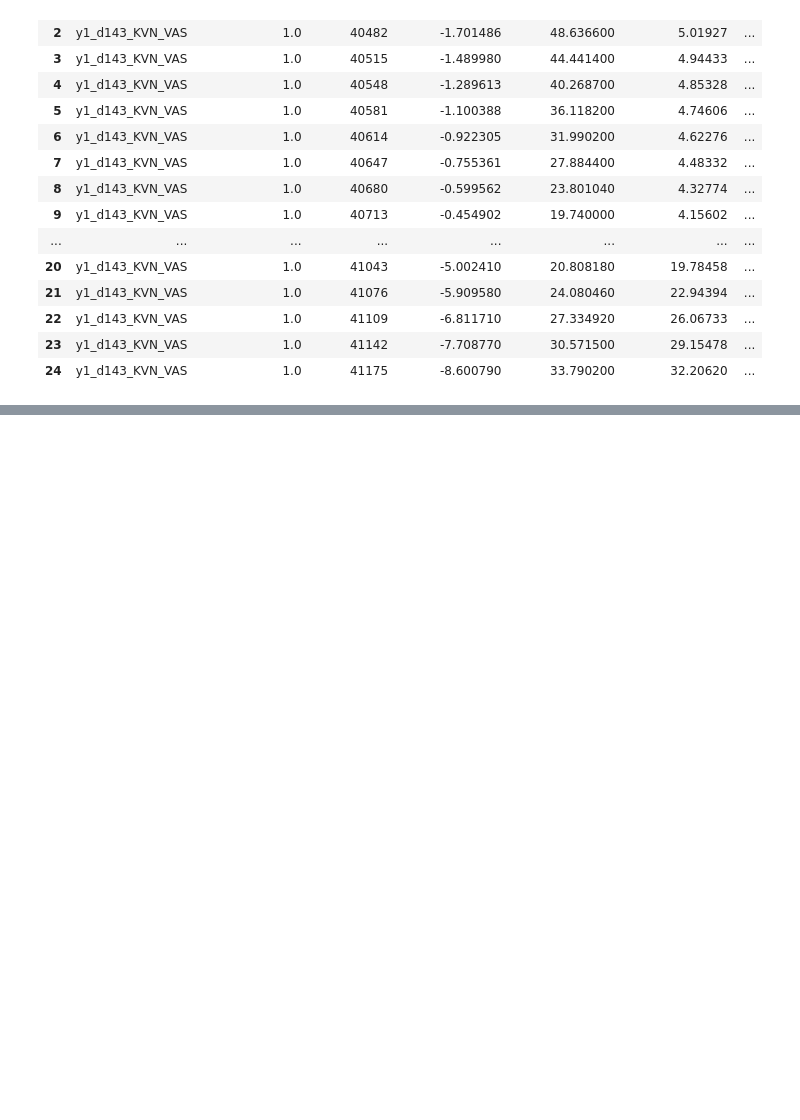
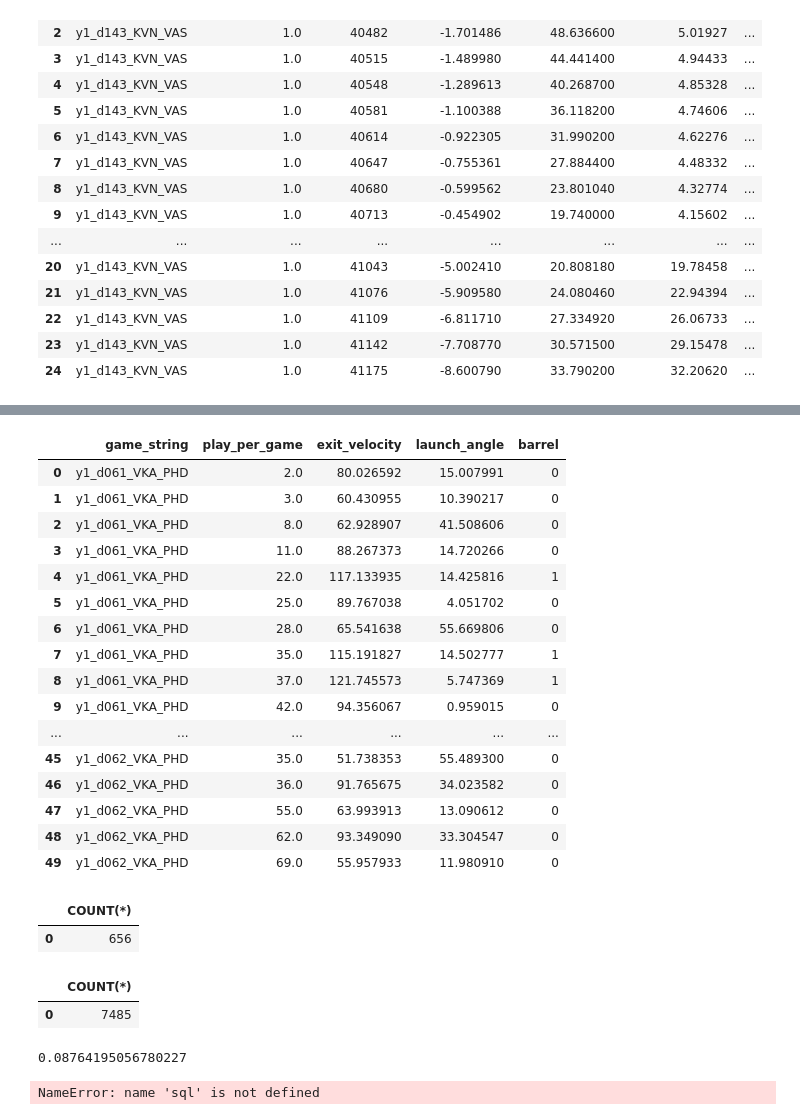
Before and after one commit to TDFelton/FirstPitchFastballFiesta, a Jupyter notebook: data_processing.ipynb, the cells around one changed output, grey strips where cells are left out. Cells and saved outputs as stored; diff of their text form; code cells hidden in the pictures; blank space fills up the shorter version.

```diff
--- a/data_processing.ipynb
+++ b/data_processing.ipynb
@@ -363,6 +374,0 @@ pd.read_sql("SELECT * FROM ev_la", conn).head(25)
-# %%
-db = "barrels.db"
-with sql.connect(db, timeout = 1000) as conn:
-    cur = conn.cursor()
-cur.execute(drop_table)
-cur.execute(join_event_with_pos)
@@ -368,0 +401,63 @@ cur.execute(join_event_with_pos)
+# %%
+cur.execute("ALTER TABLE ev_la ADD COLUMN barrel")
+barrel_classifier = """
+UPDATE ev_la SET barrel = 1
+WHERE exit_velocity >= 98.0
+AND launch_angle >= 26 - (exit_velocity - 98) * 1.5
+AND launch_angle <= 30 + (exit_velocity - 98) * 1.5;
+"""
+cur.execute(barrel_classifier)
+conn.commit()
+barrel_classifier = """
+UPDATE ev_la SET barrel = 0
+WHERE exit_velocity <= 98.0
+OR launch_angle <= 26 - (exit_velocity - 98) * 1.5
+OR launch_angle >= 30 + (exit_velocity - 98) * 1.5;
+"""
+cur.execute(barrel_classifier)
+conn.commit()
+pd.read_sql("SELECT * FROM ev_la", conn).head(50)
+# %% [output]
+|  | game_string | play_per_game | exit_velocity | launch_angle | barrel |
+| 0 | y1_d061_VKA_PHD | 2.0 | 80.026592 | 15.007991 | 0 |
+| 1 | y1_d061_VKA_PHD | 3.0 | 60.430955 | 10.390217 | 0 |
+| 2 | y1_d061_VKA_PHD | 8.0 | 62.928907 | 41.508606 | 0 |
+| 3 | y1_d061_VKA_PHD | 11.0 | 88.267373 | 14.720266 | 0 |
+| 4 | y1_d061_VKA_PHD | 22.0 | 117.133935 | 14.425816 | 1 |
+| 5 | y1_d061_VKA_PHD | 25.0 | 89.767038 | 4.051702 | 0 |
+| 6 | y1_d061_VKA_PHD | 28.0 | 65.541638 | 55.669806 | 0 |
+| 7 | y1_d061_VKA_PHD | 35.0 | 115.191827 | 14.502777 | 1 |
+| 8 | y1_d061_VKA_PHD | 37.0 | 121.745573 | 5.747369 | 1 |
+| 9 | y1_d061_VKA_PHD | 42.0 | 94.356067 | 0.959015 | 0 |
+| ... | ... | ... | ... | ... | ... |
+| 45 | y1_d062_VKA_PHD | 35.0 | 51.738353 | 55.489300 | 0 |
+| 46 | y1_d062_VKA_PHD | 36.0 | 91.765675 | 34.023582 | 0 |
+| 47 | y1_d062_VKA_PHD | 55.0 | 63.993913 | 13.090612 | 0 |
+| 48 | y1_d062_VKA_PHD | 62.0 | 93.349090 | 33.304547 | 0 |
+| 49 | y1_d062_VKA_PHD | 69.0 | 55.957933 | 11.980910 | 0 |
+# %%
+pd.read_sql("SELECT COUNT(*) FROM ev_la WHERE barrel = 1", conn).head(50)
+# %% [output]
+|  | COUNT(*) |
+| 0 | 656 |
+# %%
+pd.read_sql("SELECT COUNT(*) FROM ev_la", conn).head(50)
+# %% [output]
+|  | COUNT(*) |
+| 0 | 7485 |
+# %%
+656/7485
+# %% [output]
+0.08764195056780227
+# %%
+import csv
+
+with sql.connect("barrels.db") as connection:
+    csvWriter = csv.writer(open("barrels.csv", "w", newline=""))
+    c = connection.cursor()
+    c.execute("SELECT * FROM ev_la")
+    csvWriter.writerow(['game_string','play_per_game','exit_velocity','launch_angle','barrel'])
+    rows = c.fetchall()
+    csvWriter.writerows(rows)
+# %% [output]
+NameError: name 'sql' is not defined
```
Also changed, not shown: parts of 8 cells of this notebook.
